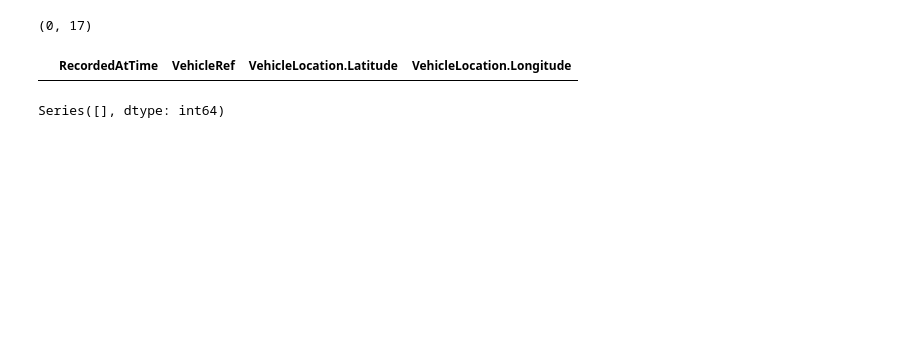
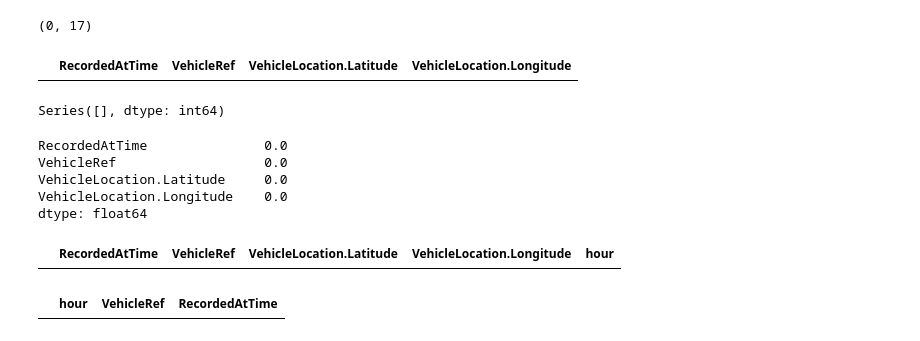
Before and after one commit to MMoronto/Folium_Playground, a Jupyter notebook: Folium_Petridish.ipynb, the cells around one changed output. Drawn from its saved outputs; the diff is of its cells as text; code cells hidden in the pictures; blank space fills up the shorter version.

```diff
--- a/Folium_Petridish.ipynb
+++ b/Folium_Petridish.ipynb
@@ -60,3 +60,27 @@ df.head()
 df.duplicated().value_counts()
 # %% [output]
 Series([], dtype: int64)
+# %%
+df=df.drop_duplicates()
+# %%
+df.isnull().sum()
+# %% [output]
+RecordedAtTime               0.0
+VehicleRef                   0.0
+VehicleLocation.Latitude     0.0
+VehicleLocation.Longitude    0.0
+dtype: float64
+# %%
+# Converting column to datetime
+df['RecordedAtTime']=pd.to_datetime(df['RecordedAtTime'],format='%Y-%m-%d %H:%M:%S')
+# Creating hour column
+df['hour']=df['RecordedAtTime'].apply(lambda x: x.hour+1)
+df.head()
+# %% [output]
+|  | RecordedAtTime | VehicleRef | VehicleLocation.Latitude | VehicleLocation.Longitude | hour |
+# %%
+df2=pd.DataFrame(df.groupby(['hour','VehicleRef'])['RecordedAtTime'].max())
+df2.reset_index(inplace=True)
+df2.head()
+# %% [output]
+|  | hour | VehicleRef | RecordedAtTime |
```
Also changed, not shown: parts of 1 cell of this notebook.
